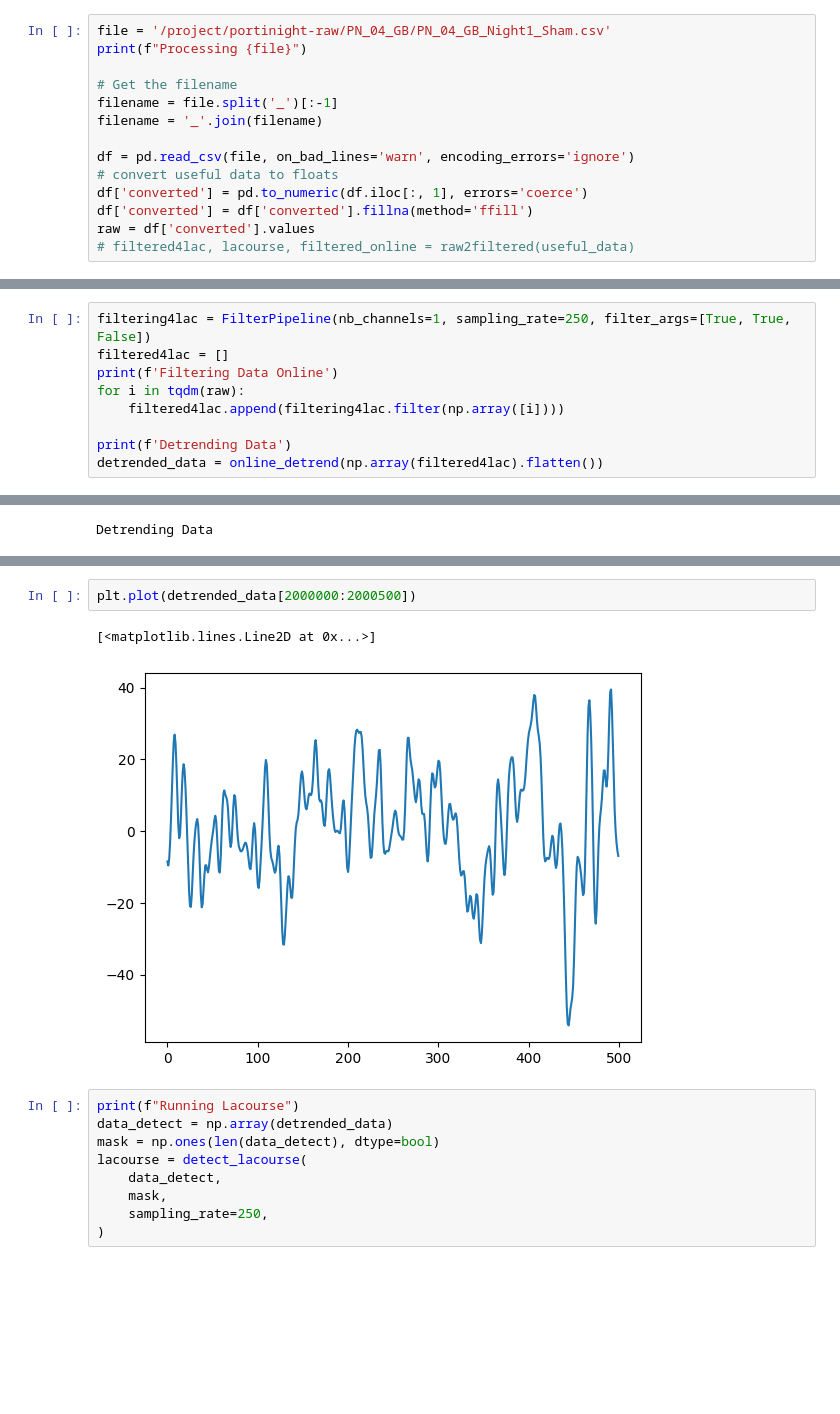
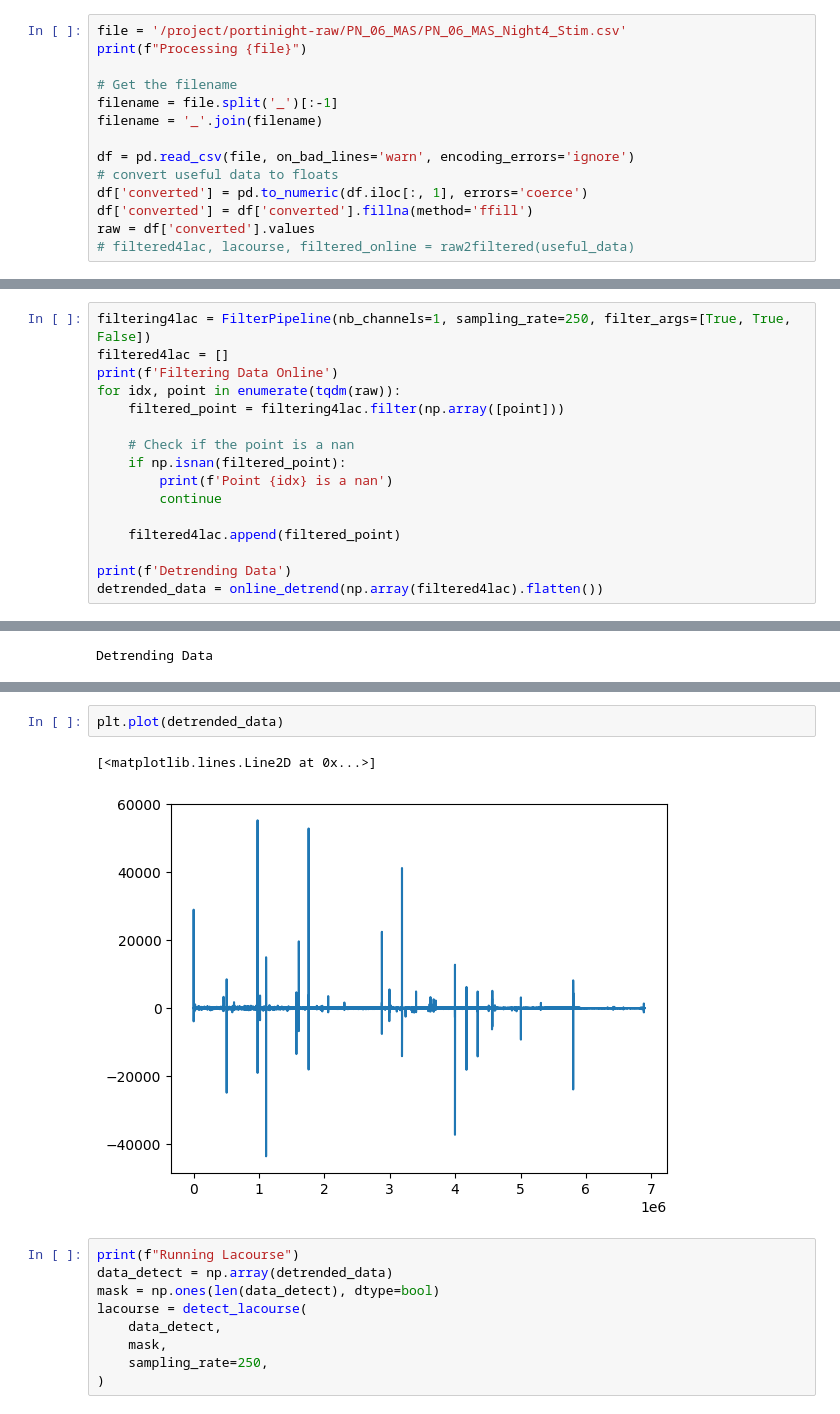
Before and after one commit to nicolasvalenchon/Portiloop, a Jupyter notebook: notebooks/filter_portinight_data.ipynb, the cells around one changed output, grey strips where cells are left out. Saved outputs shown, nothing was run; the diff lists cells and outputs as text; blank space fills up the shorter version.

```diff
--- a/notebooks/filter_portinight_data.ipynb
+++ b/notebooks/filter_portinight_data.ipynb
@@ -182,7 +182,7 @@ def raw2filtered(raw):
 
     return detrended_data, lacourse, detrended_data
 # %%
-file = '/project/portinight-raw/PN_04_GB/PN_04_GB_Night1_Sham.csv'
+file = '/project/portinight-raw/PN_06_MAS/PN_06_MAS_Night4_Stim.csv'
 print(f"Processing {file}")
 
 # Get the filename
@@ -201,8 +202,15 @@ Processing /project/portinight-raw/PN_04_GB/PN_04_GB_Night1_Sham.csv
 filtering4lac = FilterPipeline(nb_channels=1, sampling_rate=250, filter_args=[True, True, False])
 filtered4lac = []
 print(f'Filtering Data Online')
-for i in tqdm(raw):
-    filtered4lac.append(filtering4lac.filter(np.array([i])))
+for idx, point in enumerate(tqdm(raw)):
+    filtered_point = filtering4lac.filter(np.array([point]))
+
+    # Check if the point is a nan
+    if np.isnan(filtered_point):
+        print(f'Point {idx} is a nan')
+        continue
+
+    filtered4lac.append(filtered_point)
 
 print(f'Detrending Data')
 detrended_data = online_detrend(np.array(filtered4lac).flatten())
@@ -222,8 +236,8 @@ plt.plot(filtered4lac)
 # %%
-plt.plot(detrended_data[2000000:2000500])
+plt.plot(detrended_data)
 # %% [output]
 [<matplotlib.lines.Line2D at 0x...>]
-[figure, old version]
+[figure, new version]
 # %%
 print(f"Running Lacourse")
 data_detect = np.array(detrended_data)
```
Also changed, not shown: parts of 7 cells of this notebook, 4 other files.
